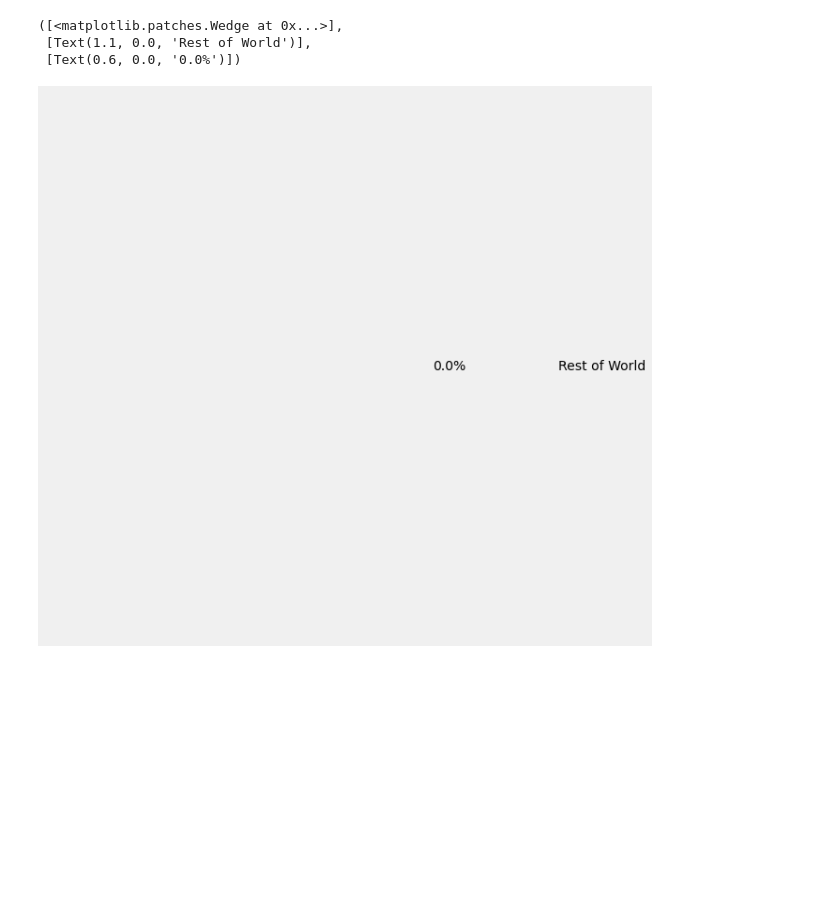
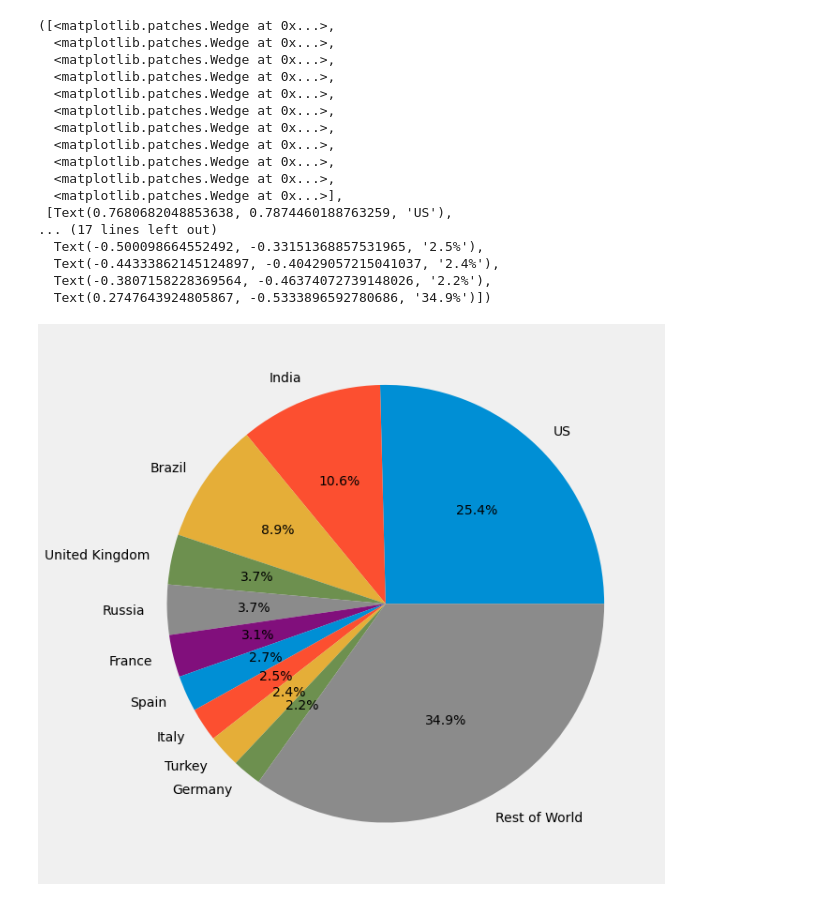
Before and after one commit to NathanHannon/python_covid_visualization, a Jupyter notebook: covid-19_visualization.ipynb, the cells around one changed output. Saved outputs shown, nothing was run; the diff lists cells and outputs as text; code cells hidden in the pictures; blank space fills up the shorter version.

```diff
--- a/covid-19_visualization.ipynb
+++ b/covid-19_visualization.ipynb
@@ -59,19 +59,33 @@ plt.show()
 # %%
-# from datetime import date, timedelta
-# previous = date.today() - timedelta(days=3)
-# previous.strftime('%Y-%m-%d')
+from datetime import date, timedelta
+previous = date.today() - timedelta(days=3)
+previous.strftime('%Y-%m-%d')
 
-# today_df = df[df['Date']== previous]
-# top_ten = today_df.sort_values(['Confirmed'], ascending=False)[:10]
-# top_ten.loc['rest-of-world'] = today_df.sort_values(['Confirmed'], ascending=False)[10:].sum()
-# top_ten.loc['rest-of-world', 'Country'] = 'Rest of World'
+today_df = df[df['Date'] == str(previous)]
+top_ten = today_df.sort_values(['Confirmed'], ascending=False)[:10]
+top_ten.loc['rest-of-world'] = today_df.sort_values(['Confirmed'], ascending=False)[10:].sum()
+top_ten.loc['rest-of-world', 'Country'] = 'Rest of World'
 
-# fig = plt.figure(figsize=(10,10))
-# ax = fig.add_subplot(111)
+fig = plt.figure(figsize=(10,10))
+ax = fig.add_subplot(111)
 
-# ax.pie(top_ten['Confirmed'], labels=top_ten['Country'], autopct='%1.1f%%')
+ax.pie(top_ten['Confirmed'], labels=top_ten['Country'], autopct='%1.1f%%')
 # %% [output]
-([<matplotlib.patches.Wedge at 0x...>],
- [Text(1.1, 0.0, 'Rest of World')],
- [Text(0.6, 0.0, '0.0%')])
+([<matplotlib.patches.Wedge at 0x...>,
+  <matplotlib.patches.Wedge at 0x...>,
+  <matplotlib.patches.Wedge at 0x...>,
+  <matplotlib.patches.Wedge at 0x...>,
+  <matplotlib.patches.Wedge at 0x...>,
+  <matplotlib.patches.Wedge at 0x...>,
+  <matplotlib.patches.Wedge at 0x...>,
+  <matplotlib.patches.Wedge at 0x...>,
+  <matplotlib.patches.Wedge at 0x...>,
+  <matplotlib.patches.Wedge at 0x...>,
+  <matplotlib.patches.Wedge at 0x...>],
+ [Text(0.7680682048853638, 0.7874460188763259, 'US'),
+... (17 lines left out)
+  Text(-0.500098664552492, -0.33151368857531965, '2.5%'),
+  Text(-0.44333862145124897, -0.40429057215041037, '2.4%'),
+  Text(-0.3807158228369564, -0.46374072739148026, '2.2%'),
+  Text(0.2747643924805867, -0.5333896592780686, '34.9%')])
-[figure, old version]
+[figure, new version]
```
Also changed, not shown: parts of 3 cells of this notebook.
